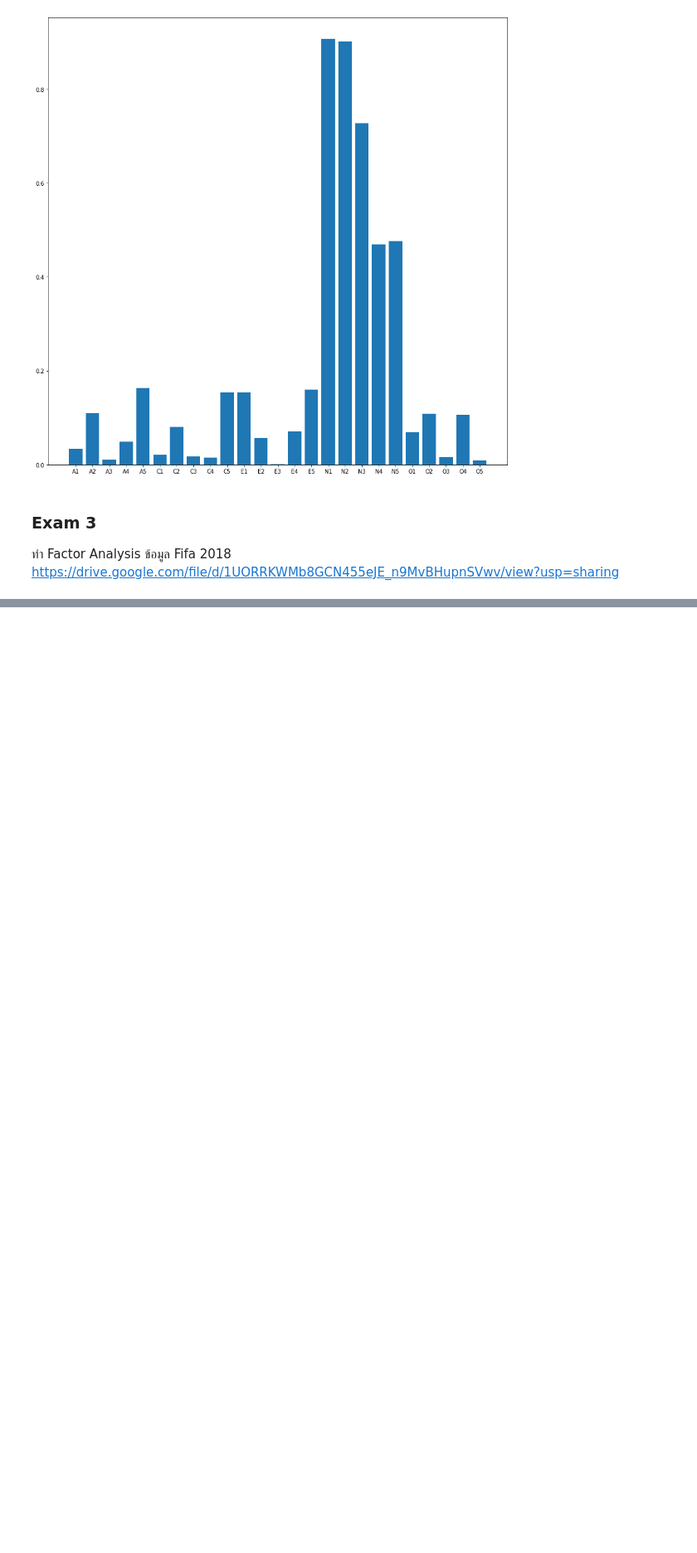
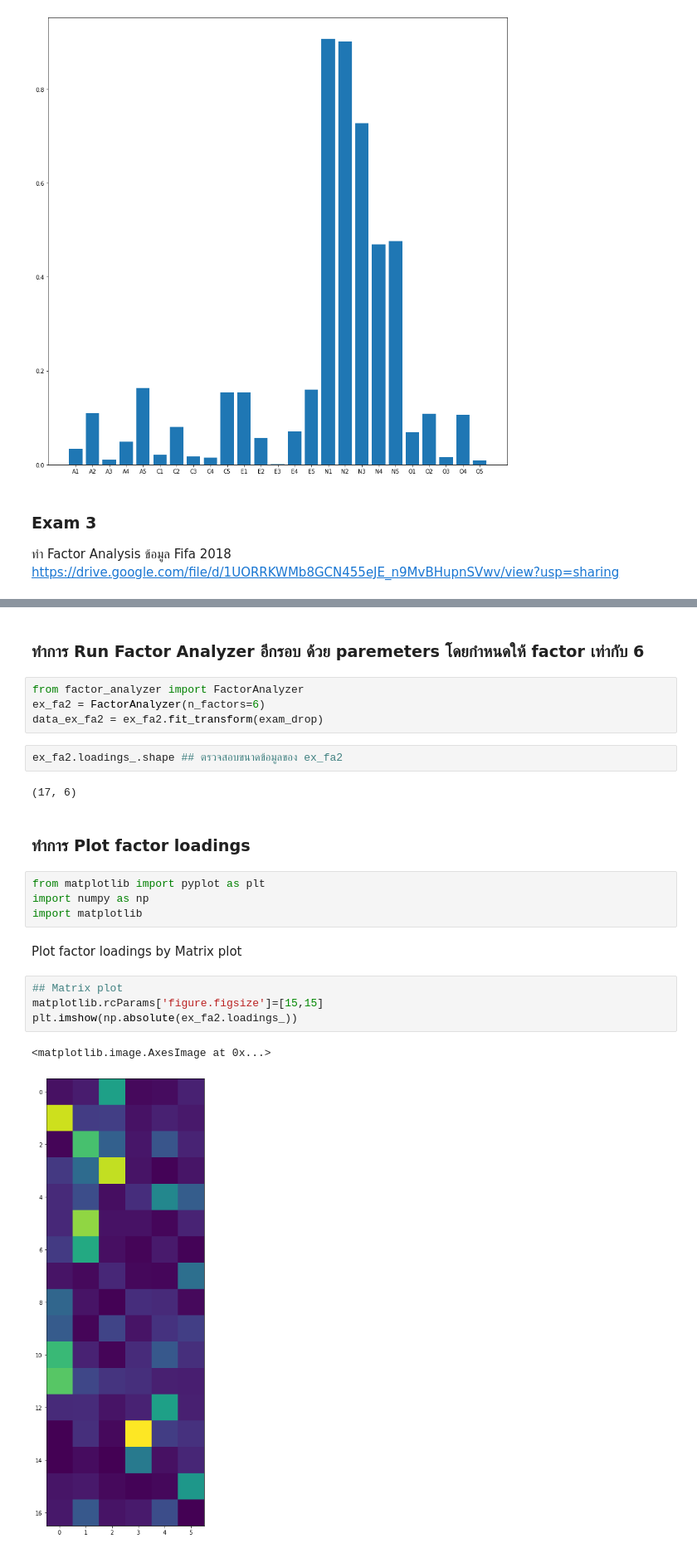
Before and after one commit to Kanyarat-S/multivariate, a Jupyter notebook: Chapter_5_Factor_Analysis.ipynb, the cells around one changed output, grey strips where cells are left out. Shown at 83% size. Cells and saved outputs as stored; diff of their text form; blank space fills up the shorter version.

```diff
--- a/Chapter_5_Factor_Analysis.ipynb
+++ b/Chapter_5_Factor_Analysis.ipynb
@@ -214,0 +340,25 @@ plt.bar(range(25),np.absolute(fa2.loadings_[:,0]),tick_label=BFI_data_dropped.co
+# %% [markdown]
+### ทำการ Run Factor Analyzer อีกรอบ ด้วย paremeters โดยกำหนดให้ factor เท่ากับ 6
+# %%
+from factor_analyzer import FactorAnalyzer
+ex_fa2 = FactorAnalyzer(n_factors=6)
+data_ex_fa2 = ex_fa2.fit_transform(exam_drop)
+# %%
+ex_fa2.loadings_.shape ## ตรวจสอบขนาดข้อมูลของ ex_fa2
+# %% [output]
+(17, 6)
+# %% [markdown]
+### ทำการ Plot factor loadings
+# %%
+from matplotlib import pyplot as plt
+import numpy as np
+import matplotlib
+# %% [markdown]
+Plot factor loadings by Matrix plot
+# %%
+## Matrix plot
+matplotlib.rcParams['figure.figsize']=[15,15]
+plt.imshow(np.absolute(ex_fa2.loadings_))
+# %% [output]
+<matplotlib.image.AxesImage at 0x...>
+[figure, added]
```
Also changed, not shown: parts of 24 cells of this notebook.
